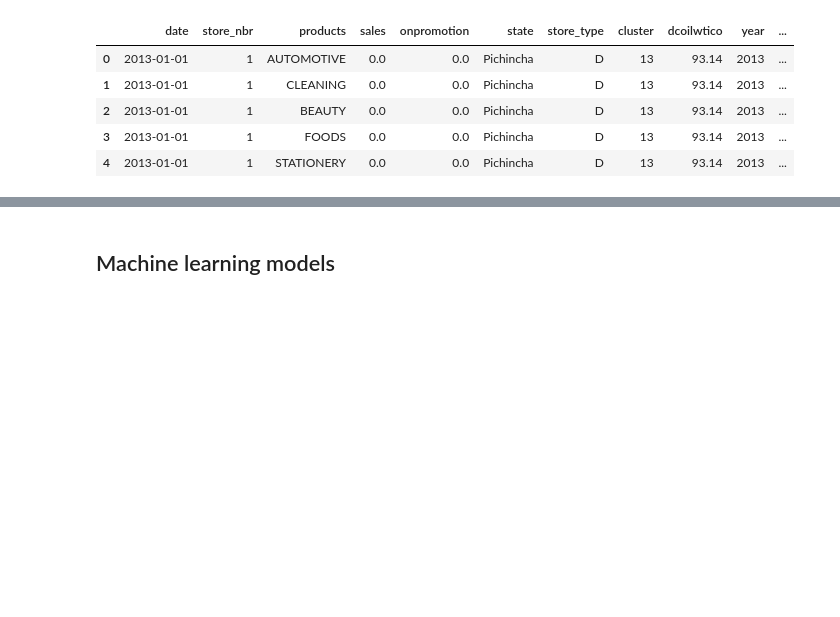
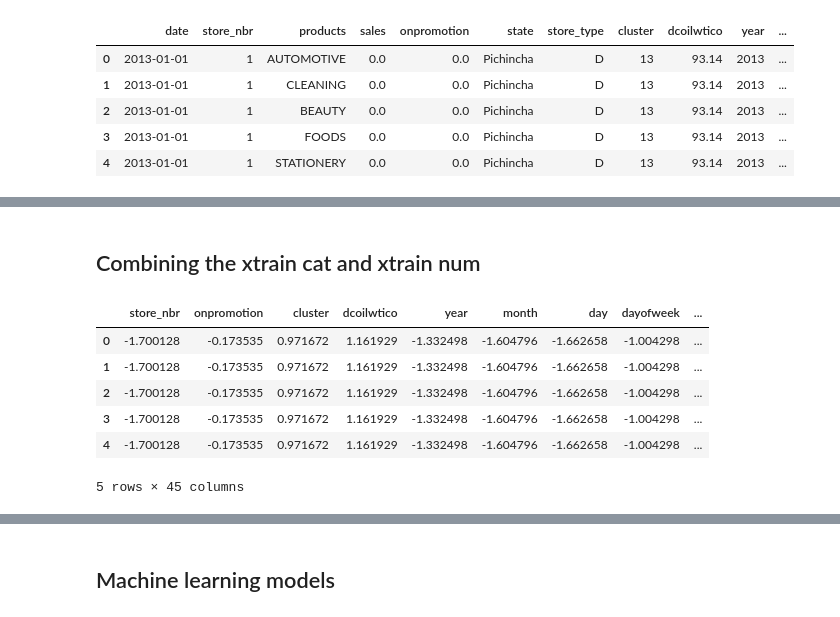
Before and after one commit to Pendopr/Store-sales-prediction-machine-learning, a Jupyter notebook: LP2_Regression-1.ipynb, the cells around one changed output, grey strips where cells are left out. Saved outputs shown, nothing was run; the diff lists cells and outputs as text; code cells hidden in the pictures; blank space fills up the shorter version.

```diff
--- a/LP2_Regression-1.ipynb
+++ b/LP2_Regression-1.ipynb
@@ -775,0 +821,7 @@ categorical_columns = ['products', 'end_month', 'store_type', 'state']
+# %%
+# Fitting the Imputer
+X_train_cat_imputed = categorical_imputer.fit_transform(X_train_cat)
+X_train_num_imputed = numerical_imputer.fit_transform(X_train_num)
+
+X_eval_cat_imputed = categorical_imputer.fit_transform(X_eval_cat)
+X_eval_num_imputed = numerical_imputer.fit_transform(X_eval_num)
@@ -776,4 +832,5 @@ categorical_columns = ['products', 'end_month', 'store_type', 'state']
 # %%
-encoder=OneHotEncoder(handle_unknown='ignore')
-encoder_df = pd.DataFrame(encoder.fit_transform(df[categorical_columns]).toarray(),
-                          columns=encoder.get_feature_names(categorical_columns))
+# encoding the xtrain categories and converting to a dataframe
+X_train_cat_encoded = encoder.fit(X_train_cat_imputed)
+X_train_cat_encoded = pd.DataFrame(encoder.transform(X_train_cat_imputed).toarray(),
+                                   columns=encoder.get_feature_names(categorical_columns))
@@ -855,0 +846,3 @@ X_train.shape
+# %%
+X_train_num_scaled = scaler.fit_transform(X_train_num_imputed)
+X_train_num_sc = pd.DataFrame(X_train_num_scaled, columns = numerical_columns)
@@ -855,0 +852,2 @@ X_train.shape
+# %% [markdown]
+## Combining the xtrain cat and xtrain num
@@ -855,0 +857,10 @@ X_train.shape
+# %%
+X_train_df.head()
+# %% [output]
+|  | store_nbr | onpromotion | cluster | dcoilwtico | year | month | day | dayofweek | ... |
+| 0 | -1.700128 | -0.173535 | 0.971672 | 1.161929 | -1.332498 | -1.604796 | -1.662658 | -1.004298 | ... |
+| 1 | -1.700128 | -0.173535 | 0.971672 | 1.161929 | -1.332498 | -1.604796 | -1.662658 | -1.004298 | ... |
+| 2 | -1.700128 | -0.173535 | 0.971672 | 1.161929 | -1.332498 | -1.604796 | -1.662658 | -1.004298 | ... |
+| 3 | -1.700128 | -0.173535 | 0.971672 | 1.161929 | -1.332498 | -1.604796 | -1.662658 | -1.004298 | ... |
+| 4 | -1.700128 | -0.173535 | 0.971672 | 1.161929 | -1.332498 | -1.604796 | -1.662658 | -1.004298 | ... |
+5 rows × 45 columns
```
Also changed, not shown: parts of 81 cells of this notebook.
